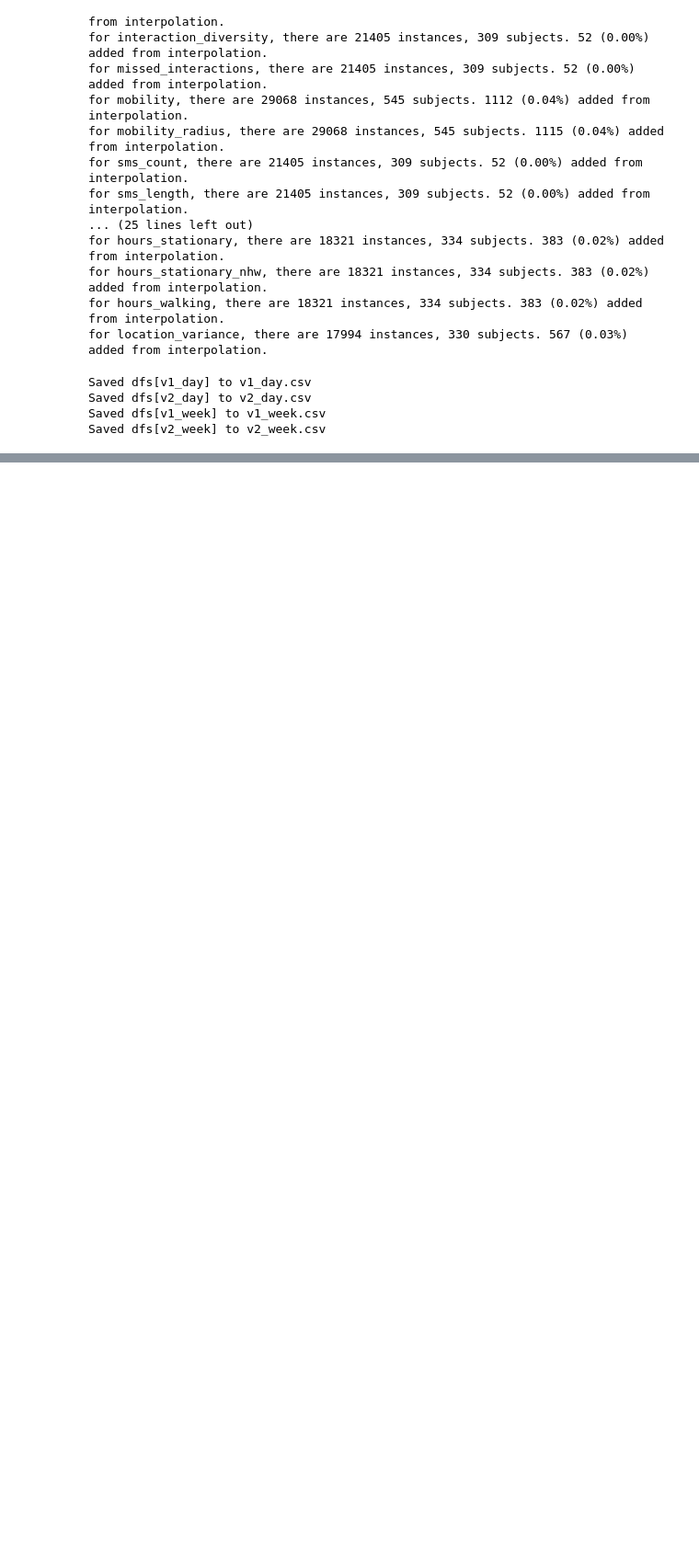
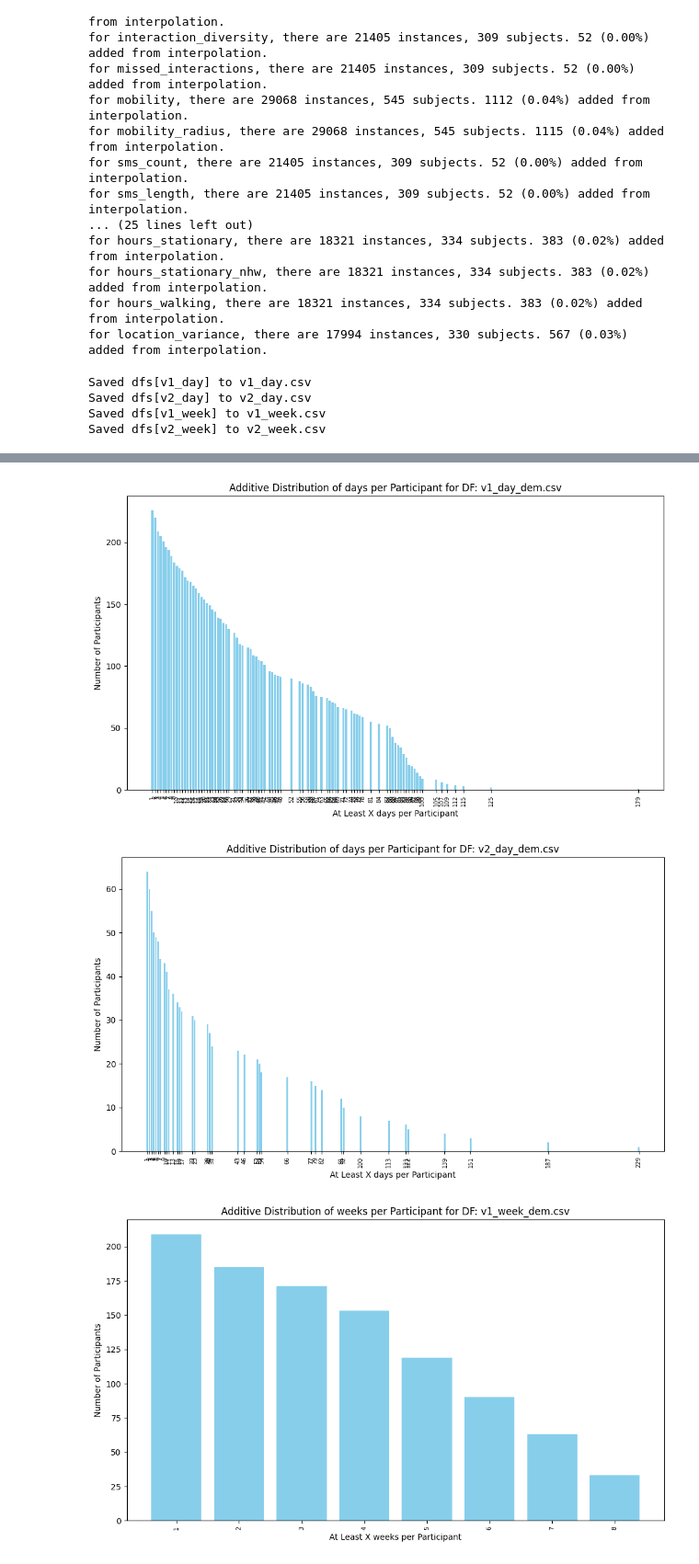
Before and after one commit to kaleyjoss/smartphone_sensor_predictive_modeling, a Jupyter notebook: notebooks/01_preprocessing.ipynb, the cells around one changed output, grey strips where cells are left out. Shown at 92% size. Cells and saved outputs as stored; diff of their text form; code cells hidden in the pictures; blank space fills up the shorter version.

```diff
--- a/notebooks/01_preprocessing.ipynb
+++ b/notebooks/01_preprocessing.ipynb
@@ -367,22 +287,29 @@ for name in df_names:
 # %%
 ######## Encode missingness ############
-for name, df in dfs.items():
+for name in df_names:
     df_mis = pd.read_csv(os.path.join(brighten_dir, f'{name}.csv'))
-    if 'v1' in name:
-        for column in daily_cols_v1:
-            df[f"{column}_missing"] = df[column].isna().astype(int)
-    if 'v2' in name:
-        for column in daily_v2_common:
-            df[f"{column}_missing"] = df[column].isna().astype(int)
-    dfs_imputed[name].to_csv(os.path.join(brighten_dir, f'{name}_imp.csv'), index=False)
+
+    survey_cols=phq2_cols
+    if 'week' in name:
+        survey_cols=phq2_cols+phq9_cols
+    for column in survey_cols:
+        df_mis[f"{column}_missing"] = df_mis[column].isna().astype(int)
+        df_mis[column]=df_mis[column].fillna(0)
+
+    df_mis.to_csv(os.path.join(brighten_dir, f'{name}_mis.csv'), index=False)
+
+df_names_with_mis = ['v1_day', 'v2_day', 'v1_week', 'v2_week', 'v1_day_mis','v2_day_mis','v1_week_mis','v2_week_mis']
 # %%
 #### Merge in demographic data to subset dataframes
 demographic_data = pd.read_csv(os.path.join(brighten_dir, 'demo_df_clean.csv'))
-demographic_columns = ['gender','age','participant_id']
+demographic_columns = ['gender','age','num_id']
 
-dfs_demographics = {}
-for name, df in dfs_imputed.items():
-    dfs_demographics[name] = df.merge(demographic_data[demographic_columns], on=['participant_id'], how='outer').dropna()
-    dfs_demographics[name].to_csv(os.path.join(brighten_dir, f'{name}_dem.csv'), index=False)
-    print(f'Saved dfs_demographics[{name}] to {name}_dem.csv')
+for name in df_names_with_mis:
+    if 'mis' in name:
+        df = pd.read_csv(os.path.join(brighten_dir, f'{name}.csv'))
+    else:
+        df = pd.read_csv(os.path.join(brighten_dir, f'{name}_imp.csv'))
+    df = df.merge(demographic_data[demographic_columns], on=['num_id'], how='outer').dropna()
+    df.to_csv(os.path.join(brighten_dir, f'{name}_dem.csv'), index=False)
+    print(f'Saved df {name} to {name}_dem.csv')
 # %% [output]
@@ -393,7 +324,14 @@ Saved dfs_demographics[v2_week] to v2_week_dem.csv
 # %%
 ############## Plot-- how many weeks/days does each participant have #############
-for name, df in dfs_demographics.items():
+for name in df_names_with_mis:
+    df = pd.read_csv(os.path.join(brighten_dir, f'{name}_dem.csv'))
     if 'day' in name:
-        vis.plot_participants_per_time(df, time_period='day', title=name)
+        time_period='day'
     elif 'week' in name:
-        vis.plot_participants_per_time(df, time_period='week', title=name)
+         time_period='week'
+
+    vis.plot_participants_per_time(df, time_period=time_period, title=f'{name}_dem.csv')
+# %% [output]
+[figure, added]
+[figure, added]
+[figure, added]
```
Also changed, not shown: parts of 16 cells of this notebook, 14 other files.
